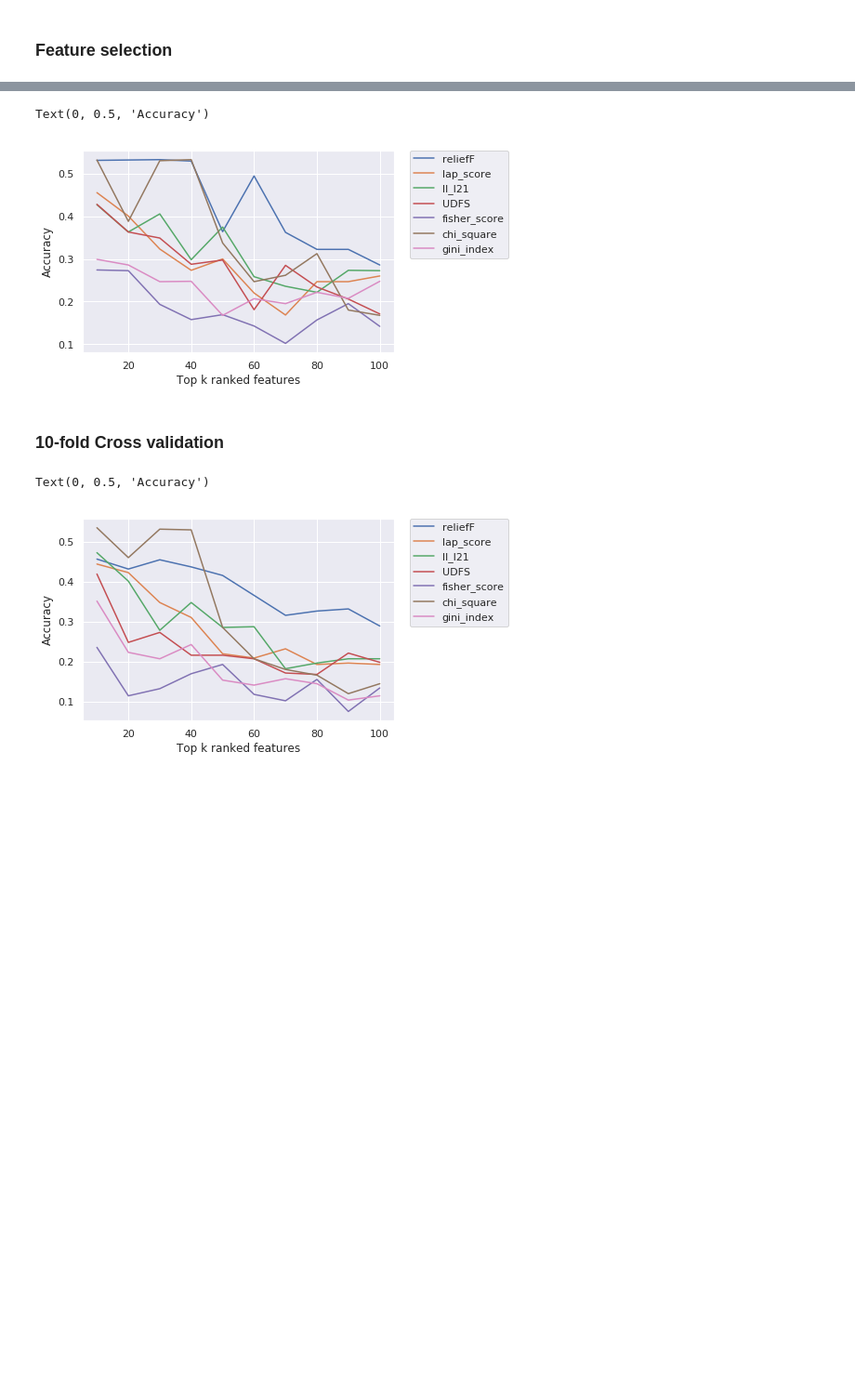
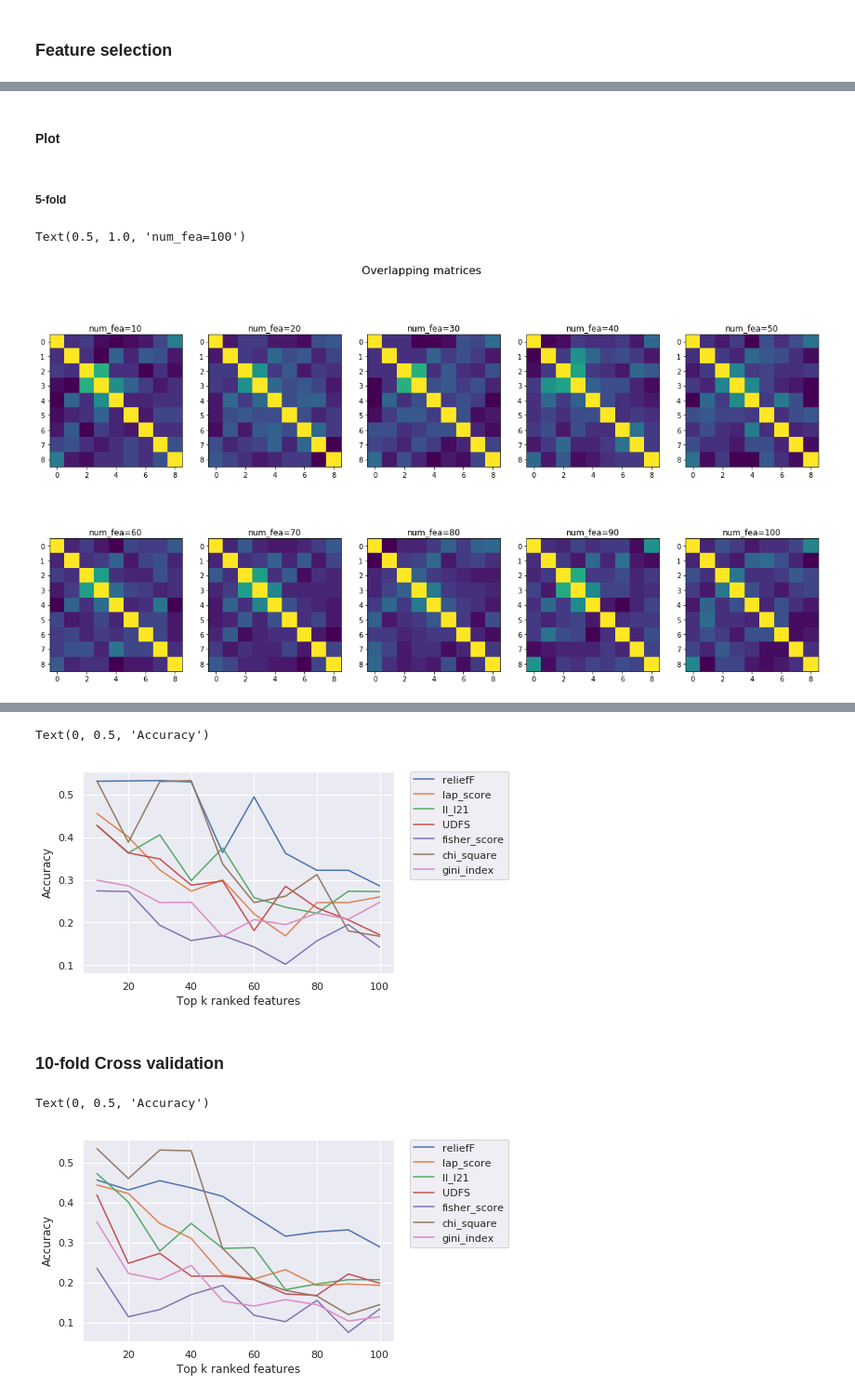
Before and after one commit to Raouaaa/Master_project, a Jupyter notebook: FS-RH.ipynb, the cells around one changed output, grey strips where cells are left out. Shown at 93% size. Drawn from its saved outputs; the diff is of its cells as text; code cells hidden in the pictures; blank space fills up the shorter version.

```diff
--- a/FS-RH.ipynb
+++ b/FS-RH.ipynb
@@ -230,0 +215,2 @@ def training(cv,k,FS_method):
+# %%
+pool_FS=[reliefF,lap_score,ll_l21,ls_l21,UDFS,fisher_score,chi_square,gini_index,SPEC]#,BorutaPy]#,MCFS]#trace_ratio,
@@ -230,0 +247,7 @@ def training(cv,k,FS_method):
+# %%
+for i in range(len(pool_FS)):
+    for k in num_fea:
+        ranking__,acc__,weight__=training(kf10,k,pool_FS[i])
+        dataframe_ranking[labels[i]][k]=ranking__
+        dataframe_weights[labels[i]][k]=weight__
+        dataframe_accuracies[labels[i]][k]=acc__
@@ -230,0 +260,7 @@ def training(cv,k,FS_method):
+# %%
+for i in range(len(pool_FS)):
+    for k in num_fea:
+        ranking__,acc__,weight__=training(loo,k,pool_FS[i])
+        dataframe_ranking[labels[i]][k]=ranking__
+        dataframe_weights[labels[i]][k]=weight__
+        dataframe_accuracies[labels[i]][k]=acc__
@@ -263,0 +369,3 @@ kf5.get_n_splits(X)
+# %%
+dataframe_ranking_5fold['overlapping']=dataframe_ranking_5fold.apply(
+    lambda row:FS_to_FS_similarity(row),axis=1)
@@ -263,0 +378,42 @@ kf5.get_n_splits(X)
+# %% [markdown]
+#### Plot
+# %% [markdown]
+##### 5-fold
+# %%
+import matplotlib.pyplot as plt
+plt.figure(figsize=(20,10))
+plt.suptitle('Overlapping matrices', fontsize=16)
+
+plt.subplot(2, 5, 1)
+plt.imshow(dataframe_ranking_5fold.overlapping[10])
+plt.title('num_fea=10')
+plt.subplot(2, 5, 2)
+plt.imshow(dataframe_ranking_5fold.overlapping[20])
+plt.title('num_fea=20')
+plt.subplot(2, 5, 3)
+plt.imshow(dataframe_ranking_5fold.overlapping[30])
+plt.title('num_fea=30')
+plt.subplot(2, 5, 4)
+plt.imshow(dataframe_ranking_5fold.overlapping[40])
+plt.title('num_fea=40')
+plt.subplot(2, 5, 5)
+plt.imshow(dataframe_ranking_5fold.overlapping[50])
+plt.title('num_fea=50')
+plt.subplot(2, 5, 6)
+plt.imshow(dataframe_ranking_5fold.overlapping[60])
+plt.title('num_fea=60')
+plt.subplot(2, 5, 7)
+plt.imshow(dataframe_ranking_5fold.overlapping[70])
+plt.title('num_fea=70')
+plt.subplot(2, 5, 8)
+plt.imshow(dataframe_ranking_5fold.overlapping[80])
+plt.title('num_fea=80')
+plt.subplot(2, 5, 9)
+plt.imshow(dataframe_ranking_5fold.overlapping[90])
+plt.title('num_fea=90')
+plt.subplot(2, 5, 10)
+plt.imshow(dataframe_ranking_5fold.overlapping[100])
+plt.title('num_fea=100')
+# %% [output]
+Text(0.5, 1.0, 'num_fea=100')
+[figure, added]
```
Also changed, not shown: parts of 93 cells of this notebook, 18 other files.
